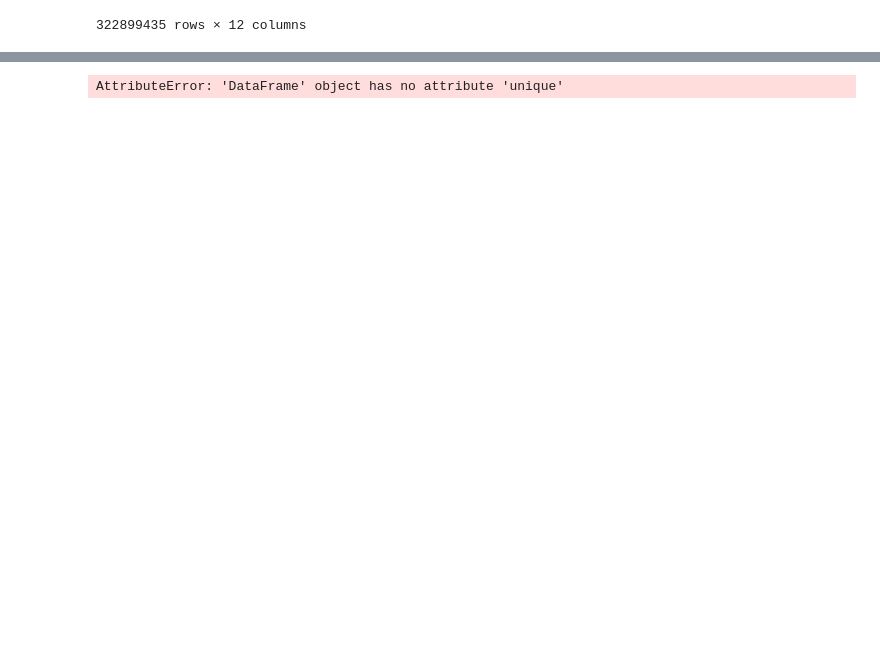
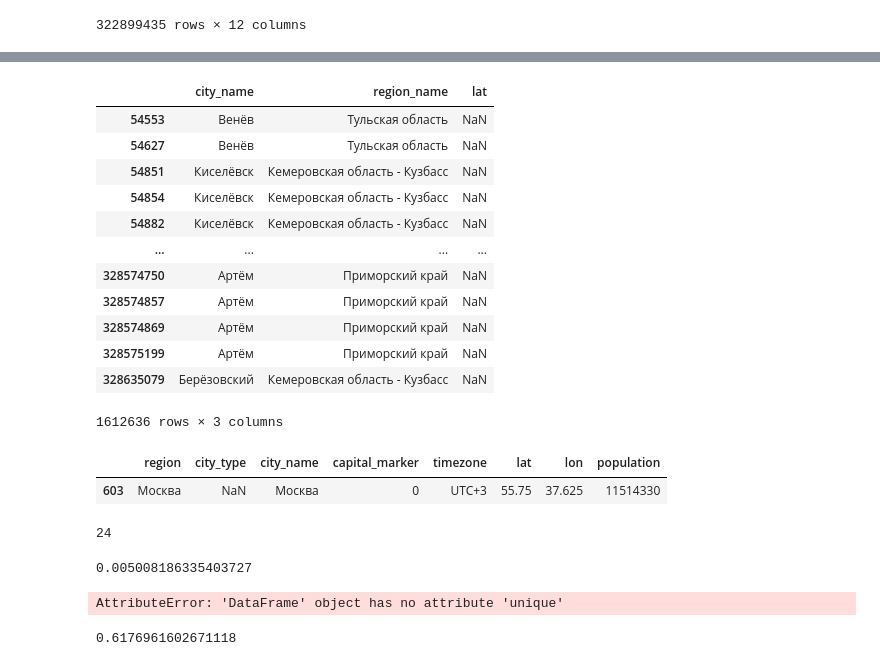
Before and after one commit to shockless/mts-ml-cup, a Jupyter notebook: cities_prices_fe.ipynb, the cells around one changed output, grey strips where cells are left out. Saved outputs shown, nothing was run; the diff lists cells and outputs as text; code cells hidden in the pictures; blank space fills up the shorter version.

```diff
--- a/cities_prices_fe.ipynb
+++ b/cities_prices_fe.ipynb
@@ -50,0 +60,30 @@ df[['long','lat']]=df['city_name'].progress_apply(lambda x: long_lat(x, cities))
+# %%
+ndf = df[["city_name", "region_name", "lat"]][df["lat"].isnull()]
+ndf
+# %% [output]
+|  | city_name | region_name | lat |
+| 54553 | Венёв | Тульская область | NaN |
+| 54627 | Венёв | Тульская область | NaN |
+| 54851 | Киселёвск | Кемеровская область - Кузбасс | NaN |
+| 54854 | Киселёвск | Кемеровская область - Кузбасс | NaN |
+| 54882 | Киселёвск | Кемеровская область - Кузбасс | NaN |
+| ... | ... | ... | ... |
+| 328574750 | Артём | Приморский край | NaN |
+| 328574857 | Артём | Приморский край | NaN |
+| 328574869 | Артём | Приморский край | NaN |
+| 328575199 | Артём | Приморский край | NaN |
+| 328635079 | Берёзовский | Кемеровская область - Кузбасс | NaN |
+1612636 rows × 3 columns
+# %%
+cities[cities['city_name']=="Москва"]
+# %% [output]
+|  | region | city_type | city_name | capital_marker | timezone | lat | lon | population |
+| 603 | Москва | NaN | Москва | 0 | UTC+3 | 55.75 | 37.625 | 11514330 |
+# %%
+ndf.city_name.unique().shape[0]
+# %% [output]
+24
+# %%
+1612636 / 322_000_000
+# %% [output]
+0.005008186335403727
@@ -54,5 +95,9 @@ df[df['price'].isnull()][['cpe_model_name','cpe_manufacturer_name']].unique('cpe
 AttributeError: 'DataFrame' object has no attribute 'unique'
 # %%
 df1 = df[df['price'].isnull()].drop_duplicates(subset=["cpe_model_name"], keep='last')[['cpe_manufacturer_name','cpe_model_name']]
+df2 = df.drop_duplicates(subset=["cpe_model_name"], keep='last')[['cpe_manufacturer_name','cpe_model_name']]
+df1.shape[0]/df2.shape[0]
+# %% [output]
+0.6176961602671118
 # %%
 df1.reset_index().drop(['index'],axis=1).to_csv('models_no_price.csv')
```
Also changed, not shown: parts of 11 cells of this notebook, 5 other files.
